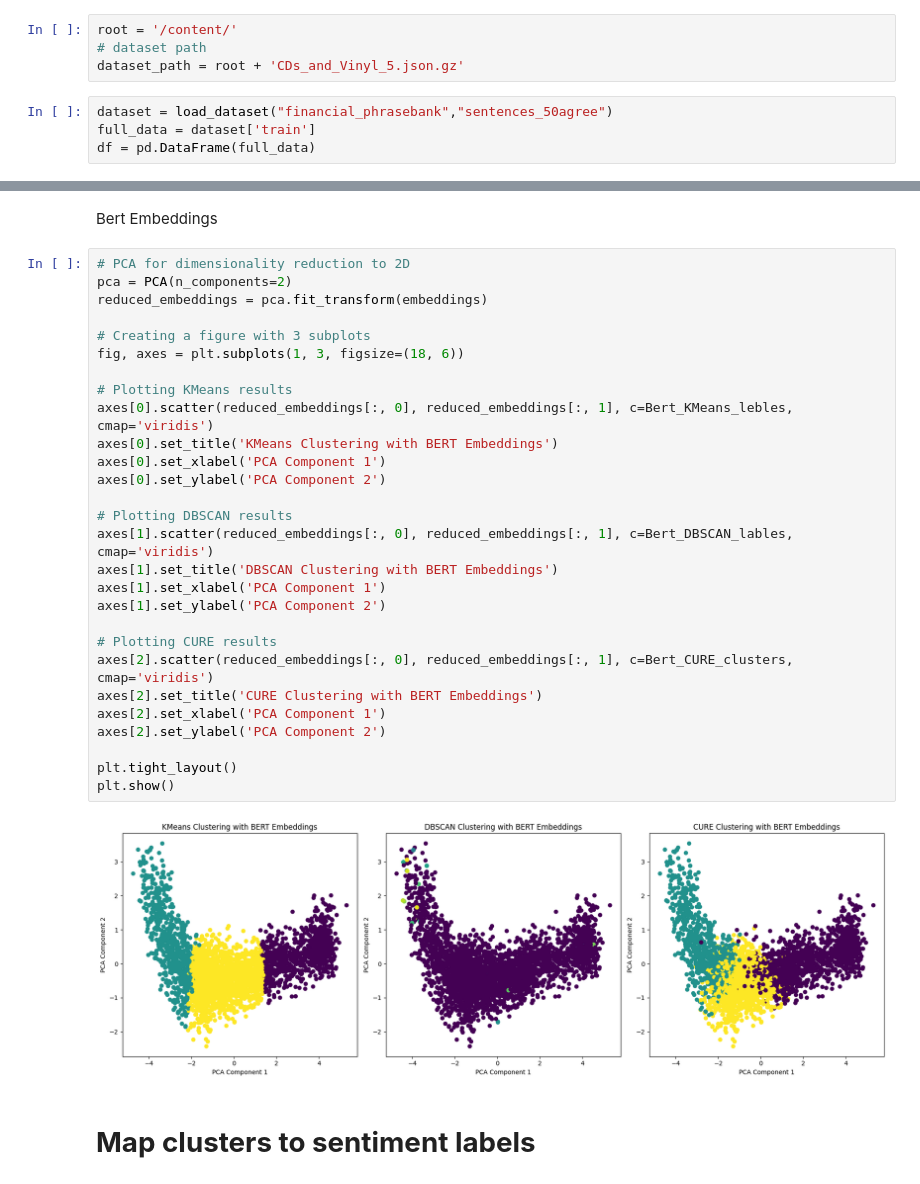
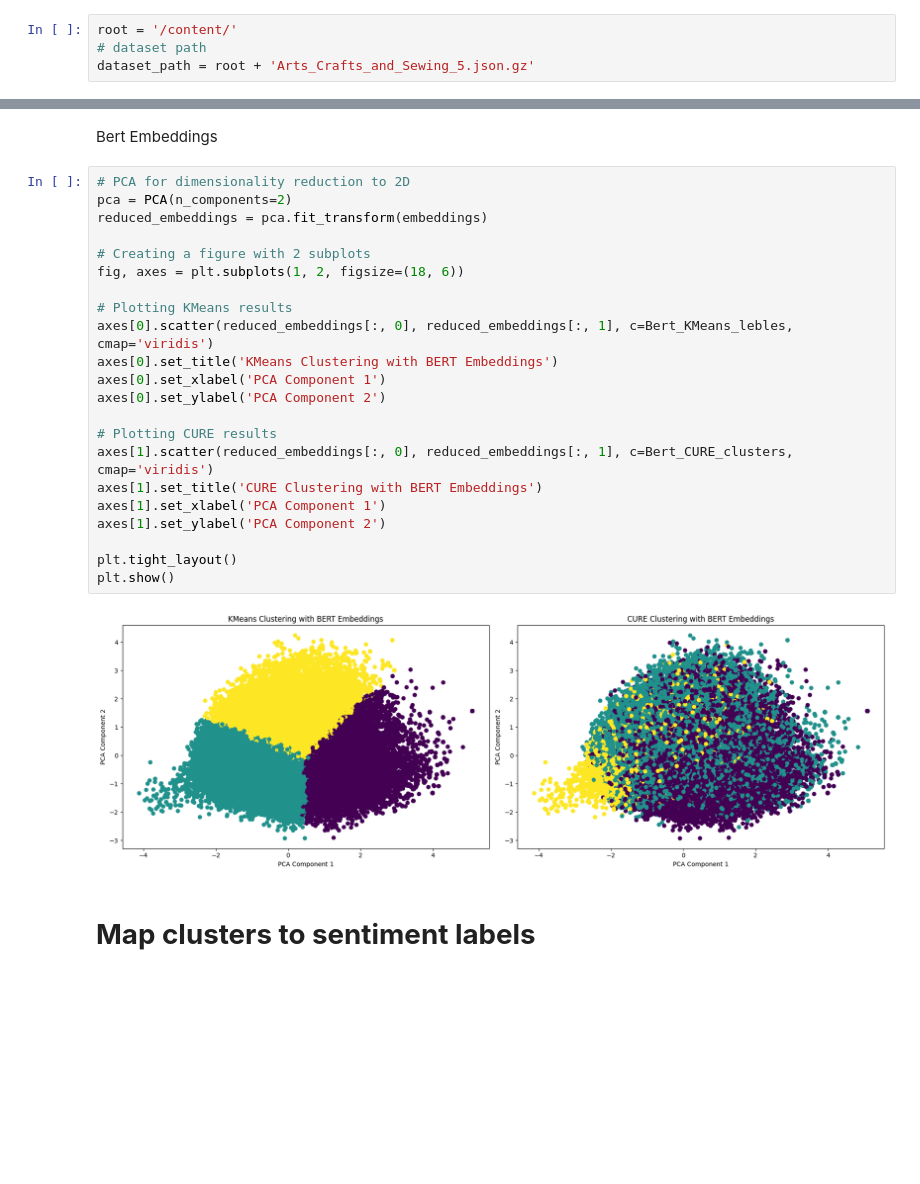
Before and after one commit to ZiyuZhang1/computational-tools-for-DS, a Jupyter notebook: Sentiment_Analysis_Master.ipynb, the cells around one changed output, grey strips where cells are left out. Drawn from its saved outputs; the diff is of its cells as text; blank space fills up the shorter version.

```diff
--- a/Sentiment_Analysis_Master.ipynb
+++ b/Sentiment_Analysis_Master.ipynb
@@ -73,11 +73,7 @@ CDs_and_Vinyl_5.jso 100%[===================>] 461.72M  12.4MB/s    in 34s
 # %%
 root = '/content/'
 # dataset path
-dataset_path = root + 'CDs_and_Vinyl_5.json.gz'
+dataset_path = root + 'Arts_Crafts_and_Sewing_5.json.gz'
-# %%
-dataset = load_dataset("financial_phrasebank","sentences_50agree")
-full_data = dataset['train']
-df = pd.DataFrame(full_data)
 # %%
 def parse(path):
   g = gzip.open(path, 'rb')
@@ -554,33 +559,27 @@ Bert Embeddings
 # %%
 # PCA for dimensionality reduction to 2D
 pca = PCA(n_components=2)
 reduced_embeddings = pca.fit_transform(embeddings)
 
-# Creating a figure with 3 subplots
-fig, axes = plt.subplots(1, 3, figsize=(18, 6))
+# Creating a figure with 2 subplots
+fig, axes = plt.subplots(1, 2, figsize=(18, 6))
 
 # Plotting KMeans results
 axes[0].scatter(reduced_embeddings[:, 0], reduced_embeddings[:, 1], c=Bert_KMeans_lebles, cmap='viridis')
 axes[0].set_title('KMeans Clustering with BERT Embeddings')
 axes[0].set_xlabel('PCA Component 1')
 axes[0].set_ylabel('PCA Component 2')
 
-# Plotting DBSCAN results
-axes[1].scatter(reduced_embeddings[:, 0], reduced_embeddings[:, 1], c=Bert_DBSCAN_lables, cmap='viridis')
-axes[1].set_title('DBSCAN Clustering with BERT Embeddings')
+# Plotting CURE results
+axes[1].scatter(reduced_embeddings[:, 0], reduced_embeddings[:, 1], c=Bert_CURE_clusters, cmap='viridis')
+axes[1].set_title('CURE Clustering with BERT Embeddings')
 axes[1].set_xlabel('PCA Component 1')
 axes[1].set_ylabel('PCA Component 2')
 
-# Plotting CURE results
-axes[2].scatter(reduced_embeddings[:, 0], reduced_embeddings[:, 1], c=Bert_CURE_clusters, cmap='viridis')
-axes[2].set_title('CURE Clustering with BERT Embeddings')
-axes[2].set_xlabel('PCA Component 1')
-axes[2].set_ylabel('PCA Component 2')
-
 plt.tight_layout()
 plt.show()
 # %% [output]
-[figure, old version]
+[figure, new version]
 # %% [markdown]
 # **Map clusters to sentiment labels**
 # %% [markdown]
```
Also changed, not shown: parts of 23 cells of this notebook.
